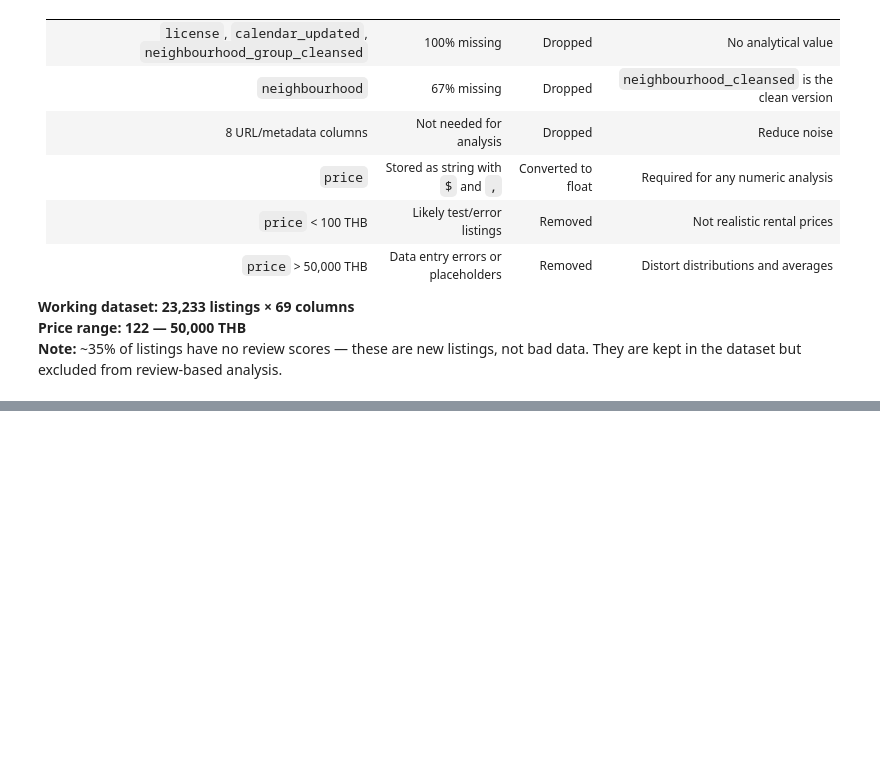
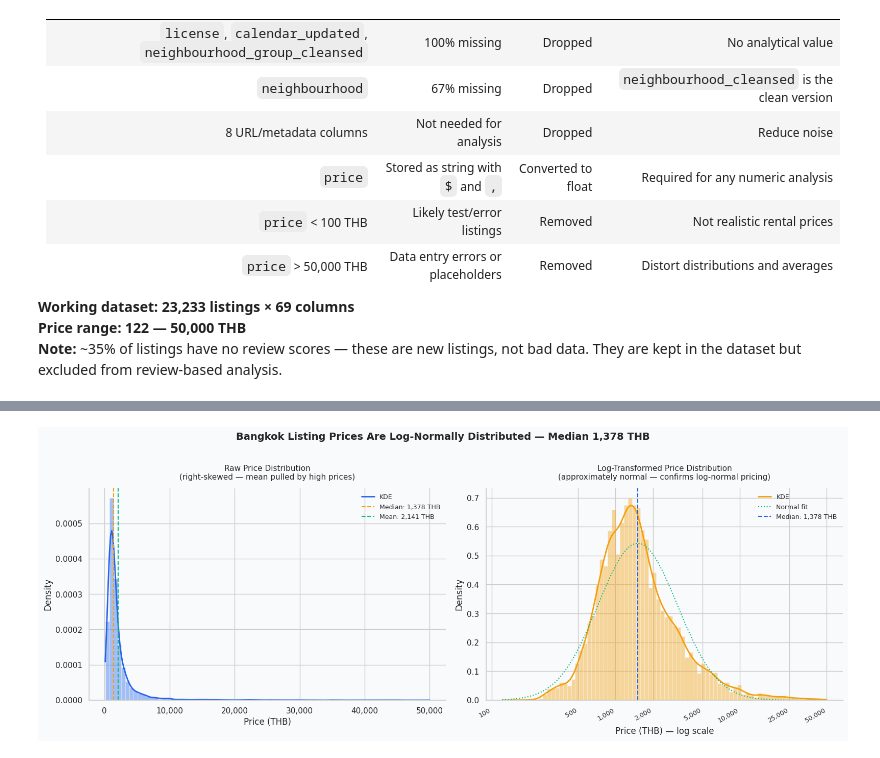
Before and after one commit to taghoutii/airbnb-eda, a Jupyter notebook: notebooks/01_eda.ipynb, the cells around one changed output, grey strips where cells are left out. Saved outputs shown, nothing was run; the diff lists cells and outputs as text; code cells hidden in the pictures; blank space fills up the shorter version.

Commit message:
Section 2: price distribution, room type, correlation, and capacity analysis

```diff
--- a/notebooks/01_eda.ipynb
+++ b/notebooks/01_eda.ipynb
@@ -38,6 +40,25 @@ Listings:      (28806, 79)
 Calendar:      (10514202, 7)
 Reviews:       (583333, 6)
 Neighbourhoods:(50, 3)
+# %%
+# Establish style guide for the entire notebook
+COLORS = {
+    'primary':    '#2563EB',  # blue — main distributions
+    'secondary':  '#F59E0B',  # amber — highlights/annotations
+    'accent':     '#10B981',  # green — positive insights
+    'neutral':    '#6B7280',  # gray — secondary elements
+    'background': '#F8FAFC'   # light gray — figure background
+}
+
+FONT = {'family': 'DejaVu Sans', 'size': 11}
+plt.rcParams.update({
+    'font.family':       FONT['family'],
+    'font.size':         FONT['size'],
+    'axes.spines.top':   False,  # remove top spine
+    'axes.spines.right': False,  # remove right spine — reduces clutter
+    'figure.facecolor':  COLORS['background'],
+    'axes.facecolor':    COLORS['background'],
+})
 # %%
 print(f"Shape: {listings.shape}")
 print(f"\nColumn names:\n {listings.columns.tolist()}")
@@ -259,0 +289,70 @@ New median: 1378 THB
+# %%
+fig, axes = plt.subplots(1, 2, figsize=(16, 6))
+fig.suptitle('Bangkok Listing Prices Are Log-Normally Distributed — Median 1,378 THB',
+             fontsize=14, fontweight='bold', y=1.02)
+
+# --- LEFT: Raw distribution with KDE ---
+ax = axes[0]
+price_data = listings_clean['price'].dropna()
+
+ax.hist(price_data, bins=80, density=True,
+        color=COLORS['primary'], alpha=0.4, edgecolor='white', linewidth=0.5)
+
+kde_x = np.linspace(price_data.min(), price_data.max(), 300)
+kde = stats.gaussian_kde(price_data)
+ax.plot(kde_x, kde(kde_x), color=COLORS['primary'], linewidth=2, label='KDE')
+
+median_price = price_data.median()
+mean_price = price_data.mean()
+ax.axvline(median_price, color=COLORS['secondary'], linewidth=1.5,
+           linestyle='--', label=f'Median: {median_price:,.0f} THB')
+ax.axvline(mean_price, color=COLORS['accent'], linewidth=1.5,
+           linestyle='--', label=f'Mean: {mean_price:,.0f} THB')
+
+ax.set_title('Raw Price Distribution\n(right-skewed — mean pulled by high prices)',
+             fontsize=11, pad=12)
+ax.set_xlabel('Price (THB)')
+ax.set_ylabel('Density')
+ax.xaxis.set_major_formatter(ticker.FuncFormatter(lambda x, _: f'{x:,.0f}'))
+ax.legend(frameon=False, fontsize=9)
+
+# --- RIGHT: Log scale with real currency labels ---
+ax = axes[1]
+
+# np.log1p(x) = log(1+x) — safely handles prices near 0 without returning -inf
+log_price = np.log1p(price_data)
+
+ax.hist(log_price, bins=80, density=True,
+        color=COLORS['secondary'], alpha=0.4, edgecolor='white', linewidth=0.5)
+
+kde_x_log = np.linspace(log_price.min(), log_price.max(), 300)
+kde_log = stats.gaussian_kde(log_price)
+ax.plot(kde_x_log, kde_log(kde_x_log), color=COLORS['secondary'], linewidth=2, label='KDE')
+
+mu, std = log_price.mean(), log_price.std()
+normal_curve = stats.norm.pdf(kde_x_log, mu, std)
+ax.plot(kde_x_log, normal_curve, color=COLORS['accent'], linewidth=1.5,
+        linestyle=':', label='Normal fit')
+
+ax.axvline(mu, color=COLORS['primary'], linewidth=1.5,
+           linestyle='--', label=f'Median: {median_price:,.0f} THB')
+
+# Convert log tick positions back to real THB values for human readability
+tick_positions = np.log1p([100, 500, 1000, 2000, 5000, 10000, 25000, 50000])
+tick_labels = ['100', '500', '1,000', '2,000', '5,000', '10,000', '25,000', '50,000']
+ax.set_xticks(tick_positions)
+ax.set_xticklabels(tick_labels, rotation=30, ha='right', fontsize=9)
+
+ax.set_title('Log-Transformed Price Distribution\n(approximately normal — confirms log-normal pricing)',
+             fontsize=11, pad=12)
+ax.set_xlabel('Price (THB) — log scale')
+ax.set_ylabel('Density')
+ax.legend(frameon=False, fontsize=9)
+
+plt.tight_layout()
+plt.show()
+
+print(f"Skewness (raw):           {price_data.skew():.2f}  (>1 = heavily right-skewed)")
+print(f"Skewness (log-transform): {log_price.skew():.2f}  (near 0 = approximately normal)")
+# %% [output]
+[figure, added]
```
Also changed, not shown: parts of 11 cells of this notebook.
